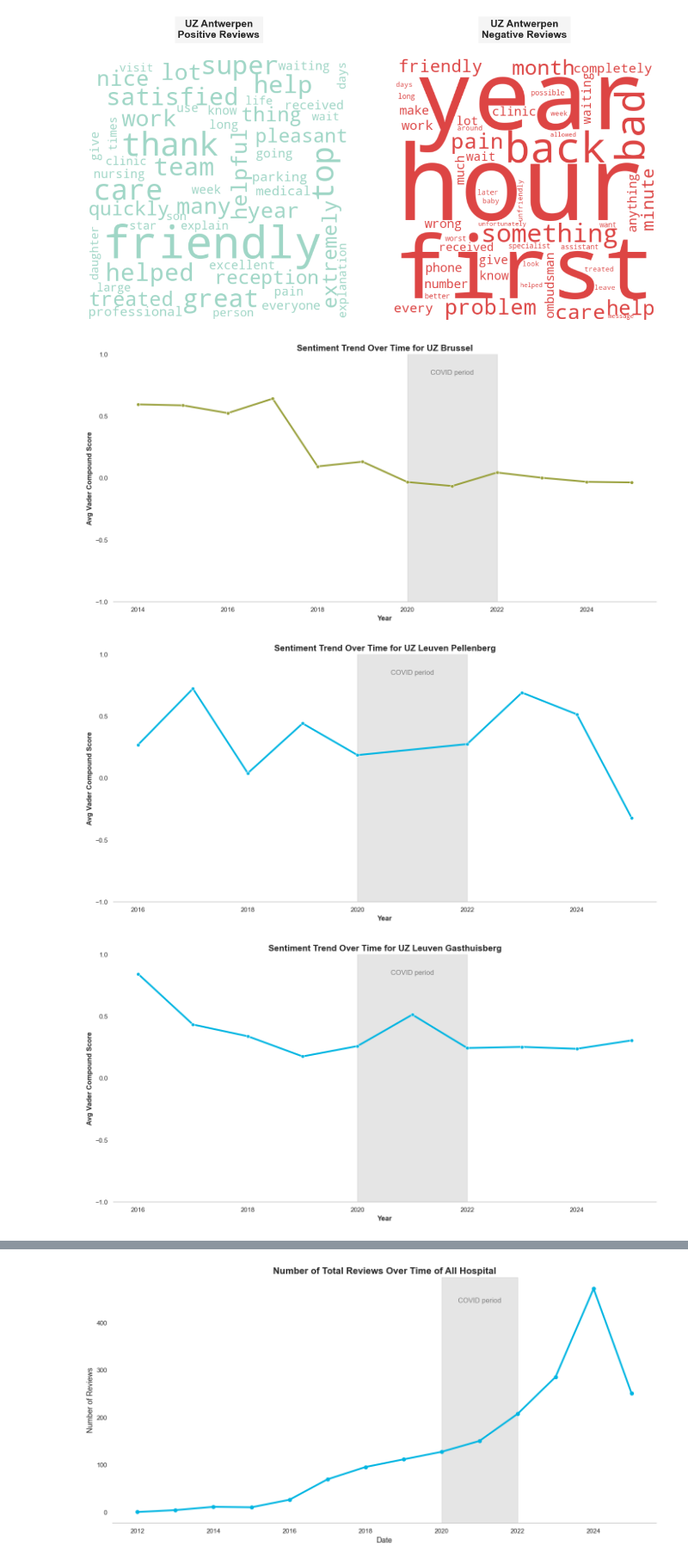
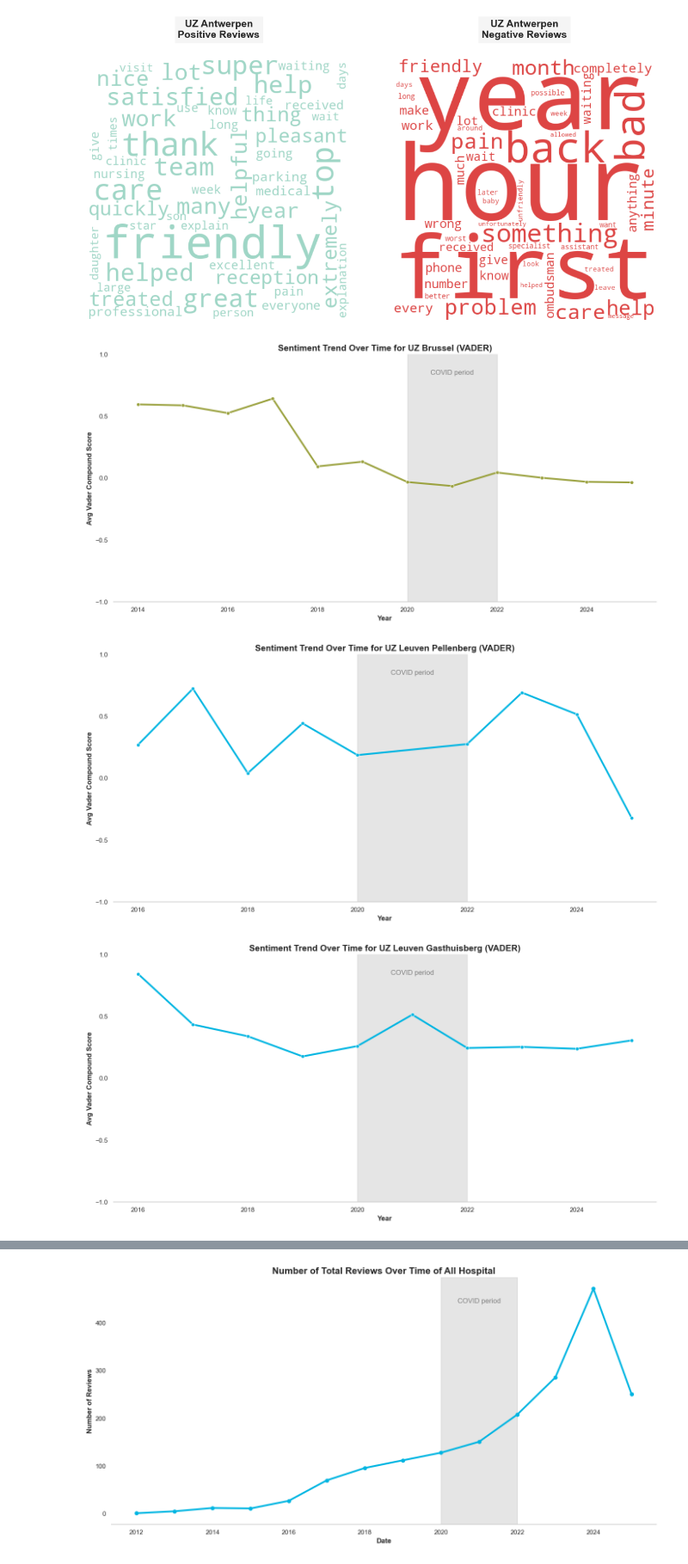
Before and after one commit to hangngdata/hospital_reviews_sentiment_analysis, a Jupyter notebook: notebooks/4_visualization.ipynb, the cells around one changed output, grey strips where cells are left out. Shown at 86% size. Drawn from its saved outputs; the diff is of its cells as text; code cells hidden in the pictures.

Commit message:
clean visualization

```diff
--- a/notebooks/4_visualization.ipynb
+++ b/notebooks/4_visualization.ipynb
@@ -351,34 +351,34 @@ for hospital_name in hospitals:
 
     df_grouped = hospital_df.groupby('year').agg(
         avg_vader=('vader_compound', 'mean'),
         n_reviews=('vader_compound', 'count')
         ).reset_index()
 
     color_hex = hospital_color.get(hospital_name, "#000000")
 
     plt.figure(figsize=(14, 7))
 
     sns.lineplot(data=df_grouped, x='year', y='avg_vader', marker='o', color=color_hex, legend=False, linewidth=3)
 
     plt.axvspan(2020, 2022, color='gray', alpha=0.2)
     plt.text(2021, 0.85, "COVID period", color='gray', fontsize=12, ha='center', va='center')
 
-    plt.title(f"Sentiment Trend Over Time for {hospital_name}", fontsize=15, fontweight='bold')
+    plt.title(f"Sentiment Trend Over Time for {hospital_name} (VADER)", fontsize=15, fontweight='bold')
     plt.xlabel("Year", fontsize=12, fontweight='bold')
     plt.ylabel("Avg Vader Compound Score", fontsize=12, fontweight='bold')
     plt.yticks([-1, -0.5, 0, 0.5, 1])
     plt.ylim(-1, 1)
 
     ax = plt.gca()
     ax.yaxis.grid(False)
     ax.xaxis.grid(False)
     ax.spines['right'].set_visible(False)
     ax.spines['top'].set_visible(False)
     ax.spines['left'].set_visible(False)
 
     plt.tight_layout()
     plt.show()
 # %% [output]
-[figure, old version]
+[figure, new version]
-[figure, old version]
+[figure, new version]
-[figure, old version]
+[figure, new version]
```
Also changed, not shown: parts of 7 cells of this notebook.
